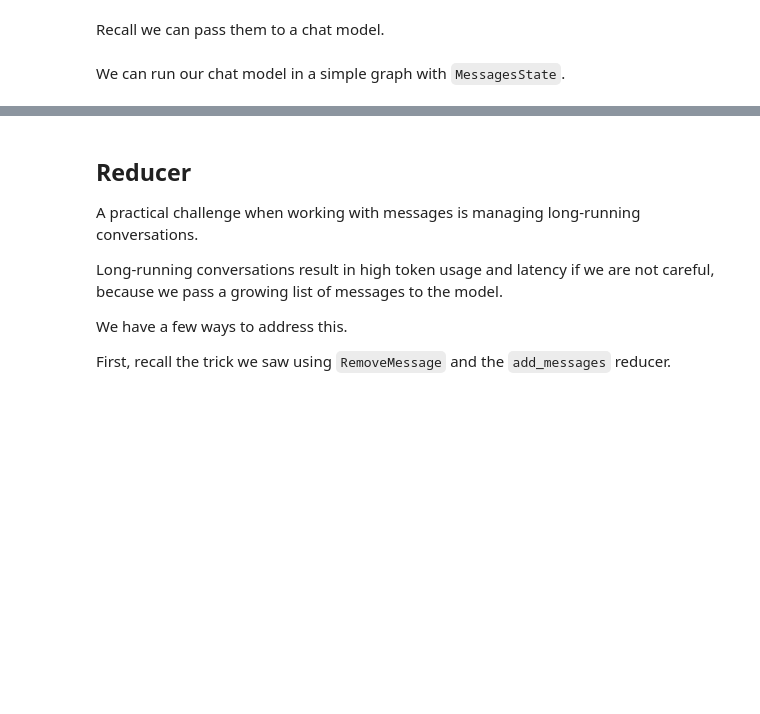
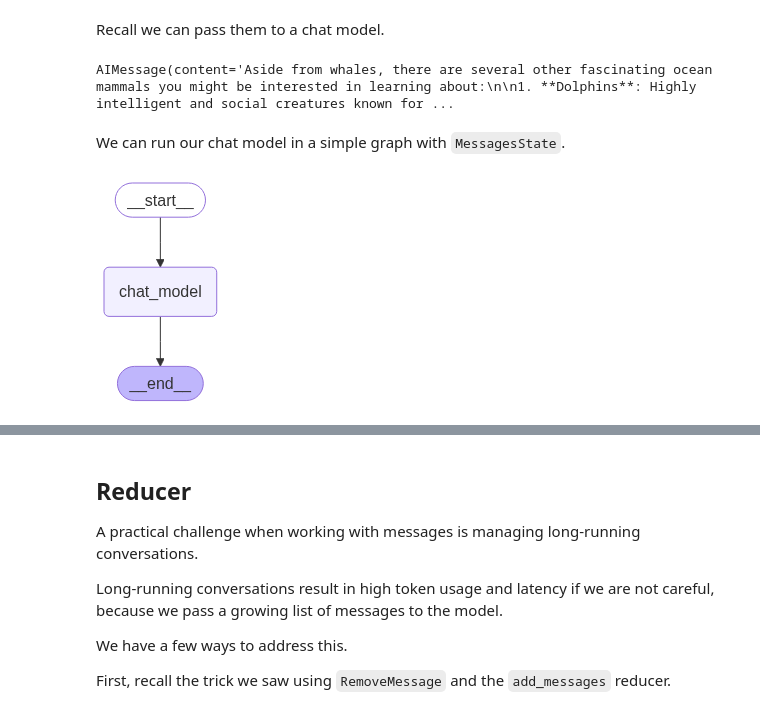
Before and after one commit to charlesbeacham/langchain-academy, a Jupyter notebook: module-2/trim-filter-messages_cb.ipynb, the cells around one changed output, grey strips where cells are left out. Saved outputs shown, nothing was run; the diff lists cells and outputs as text; code cells hidden in the pictures; blank space fills up the shorter version.

```diff
--- a/module-2/trim-filter-messages_cb.ipynb
+++ b/module-2/trim-filter-messages_cb.ipynb
@@ -29,4 +58,27 @@ First, let's define some messages.
 # %% [markdown]
 Recall we can pass them to a chat model.
+# %%
+from langchain_openai import ChatOpenAI
+llm = ChatOpenAI(model="gpt-4o")
+llm.invoke(messages)
+# %% [output]
+AIMessage(content='Aside from whales, there are several other fascinating ocean mammals you might be interested in learning about:\n\n1. **Dolphins**: Highly intelligent and social creatures known for ...
 # %% [markdown]
 We can run our chat model in a simple graph with `MessagesState`.
+# %%
+from IPython.display import Image, display
+from langgraph.graph import MessagesState
+from langgraph.graph import StateGraph, START, END
+
+def chat_model_node(state: MessagesState):
+    return {"messages": llm.invoke(state["messages"])}
+
+builder = StateGraph(MessagesState)
+builder.add_node("chat_model", chat_model_node)
+builder.add_edge(START, "chat_model")
+builder.add_edge("chat_model", END)
+graph = builder.compile()
+
+display(Image(graph.get_graph().draw_mermaid_png()))
+# %% [output]
+[figure, added]
```
Also changed, not shown: parts of 17 cells of this notebook.
